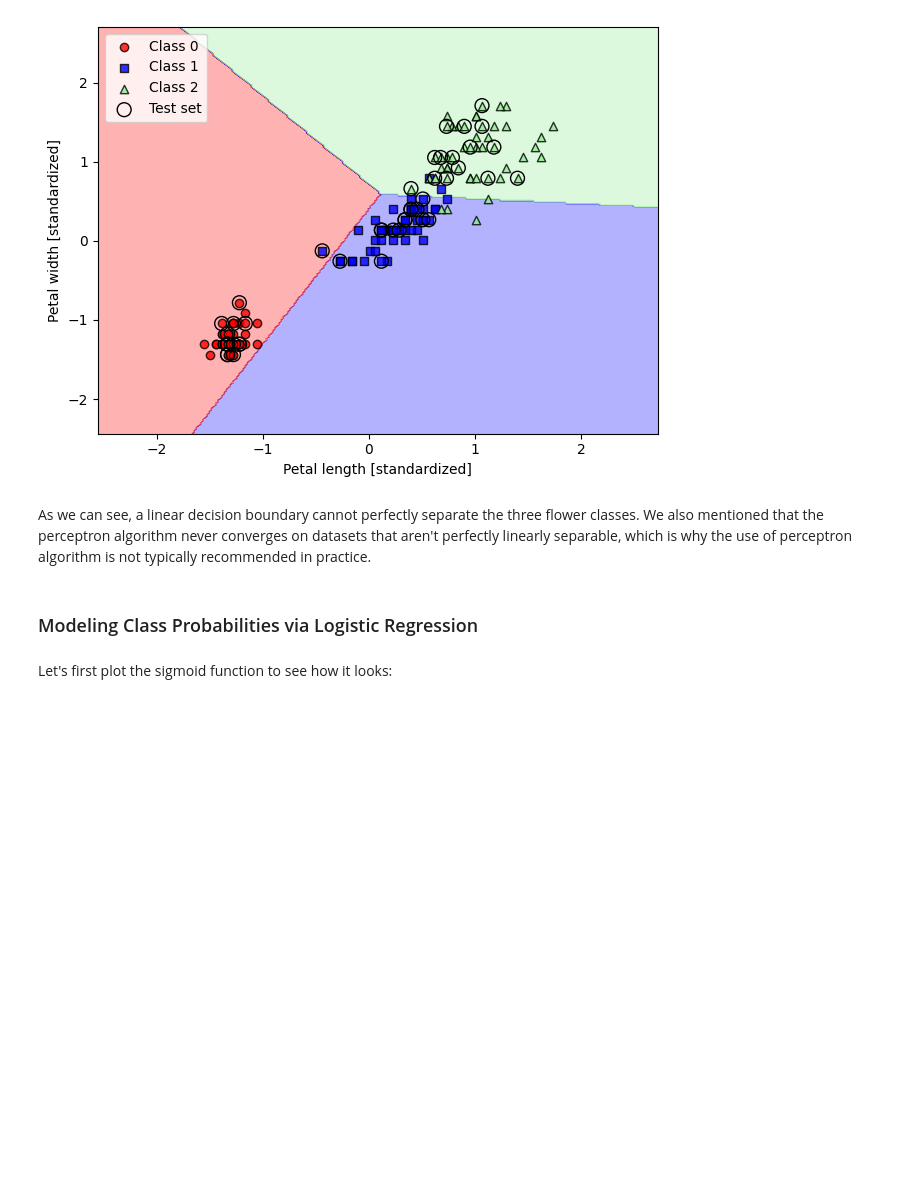
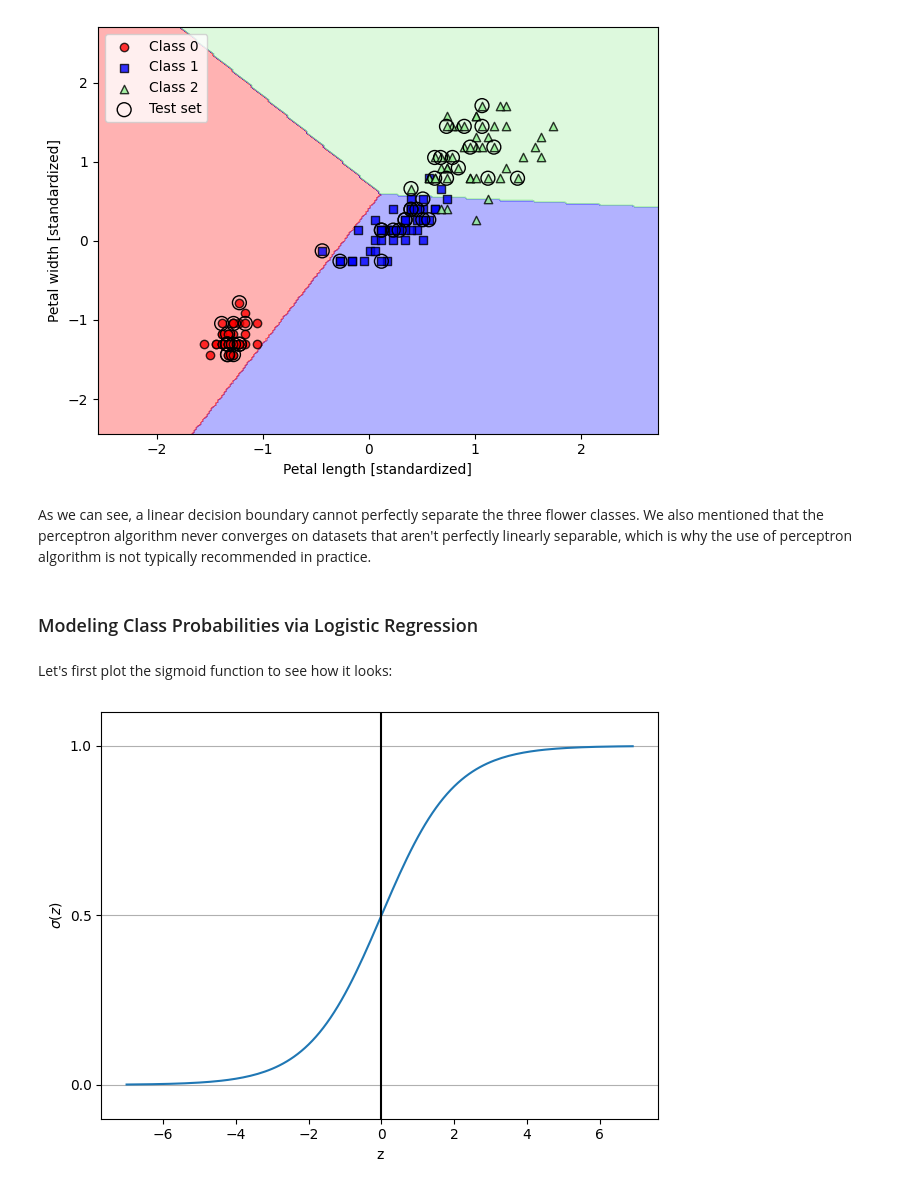
Before and after one commit to kaanoram/ML-Pytorch-SkLearn-Study, a Jupyter notebook: chapters/chapter_03/ch03.ipynb, the cells around one changed output. Saved outputs shown, nothing was run; the diff lists cells and outputs as text; code cells hidden in the pictures; blank space fills up the shorter version.

```diff
--- a/chapters/chapter_03/ch03.ipynb
+++ b/chapters/chapter_03/ch03.ipynb
@@ -170,16 +170,18 @@ Let's first plot the sigmoid function to see how it looks:
 # %%
 def sigmoid(z):
     return 1.0 / (1.0 + np.exp(-z))
 
 z = np.arange(-7, 7, 0.1)
 sigma_z = sigmoid(z)
 plt.plot(z, sigma_z)
 plt.axvline(0.0, color = 'k')
 plt.ylim(-0.1, 1.1)
 plt.xlabel('z')
-plt.ylabel('$\sigma(z)$')
+plt.ylabel(r'$\sigma (z)$')
 plt.yticks([0.0, 0.5, 1.0])
 ax = plt.gca()
 ax.yaxis.grid(True)
 plt.tight_layout()
 plt.show()
+# %% [output]
+[figure, added]
```
Also changed, not shown: parts of 8 cells of this notebook, 1 other file.
